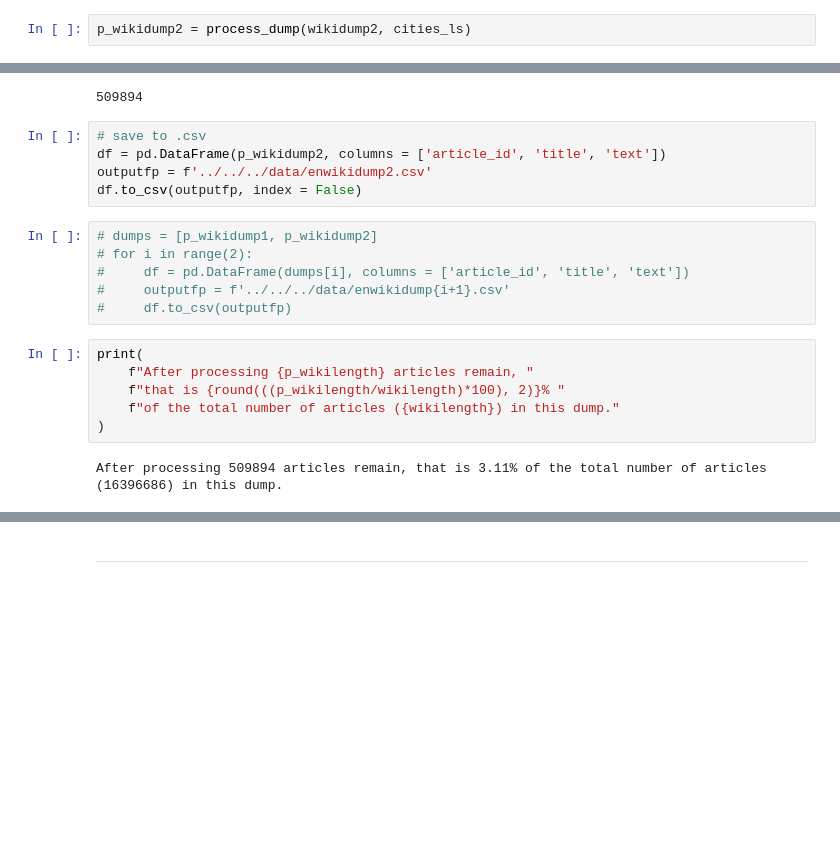
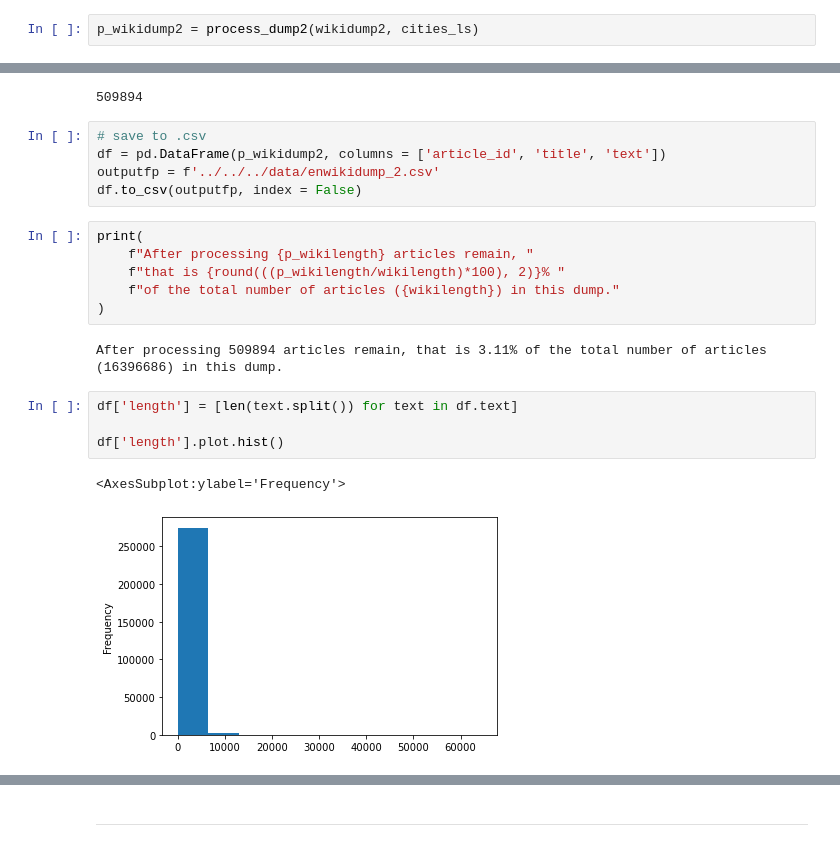
Before and after one commit to seriousdeejay/citynet, a Jupyter notebook: src/analyses/selecting_relevant_articles.ipynb, the cells around one changed output, grey strips where cells are left out. Drawn from its saved outputs; the diff is of its cells as text; blank space fills up the shorter version.

Commit message:
update selecting_relevant_articles

```diff
--- a/src/analyses/selecting_relevant_articles.ipynb
+++ b/src/analyses/selecting_relevant_articles.ipynb
@@ -294,7 +341,7 @@ print(f"nr of articles in the enwiki dump is {wikilength}.")
 # %% [output]
 nr of articles in the enwiki dump is 16396686.
 # %%
-p_wikidump2 = process_dump(wikidump2, cities_ls)
+p_wikidump2 = process_dump2(wikidump2, cities_ls)
 # %% [output]
 After processing 277634 articles remain, that is 2.46% of the total number of articles (11305922) in this dump.
 # %%
@@ -314,14 +361,8 @@ print(p_wikilength)
 # %%
 # save to .csv
 df = pd.DataFrame(p_wikidump2, columns = ['article_id', 'title', 'text'])
-outputfp = f'../../../data/enwikidump2.csv'
+outputfp = f'../../../data/enwikidump_2.csv'
 df.to_csv(outputfp, index = False)
-# %%
-# dumps = [p_wikidump1, p_wikidump2]
-# for i in range(2):
-#     df = pd.DataFrame(dumps[i], columns = ['article_id', 'title', 'text'])
-#     outputfp = f'../../../data/enwikidump{i+1}.csv'
-#     df.to_csv(outputfp)
 # %%
 print(
     f"After processing {p_wikilength} articles remain, "
@@ -330,3 +371,10 @@ print(
 )
 # %% [output]
 After processing 509894 articles remain, that is 3.11% of the total number of articles (16396686) in this dump.
+# %%
+df['length'] = [len(text.split()) for text in df.text]
+
+df['length'].plot.hist()
+# %% [output]
+<AxesSubplot:ylabel='Frequency'>
+[figure, added]
```
Also changed, not shown: parts of 24 cells of this notebook.
